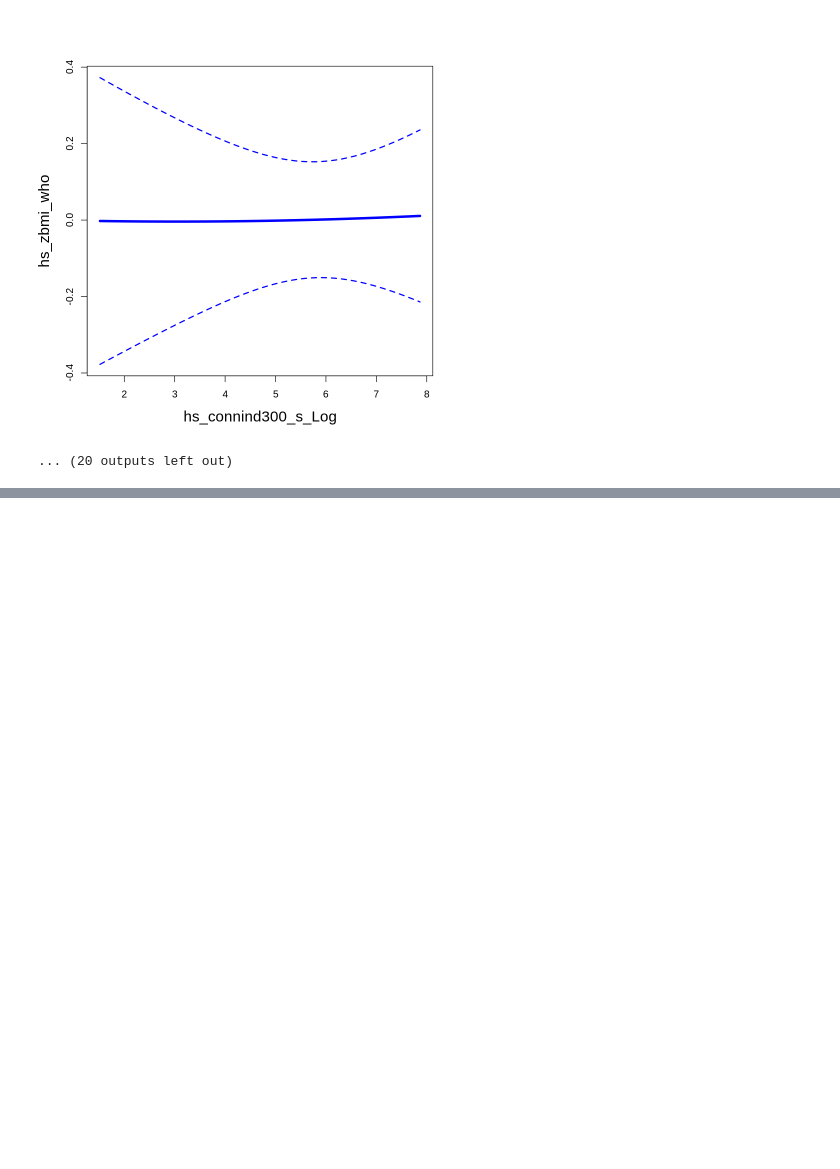
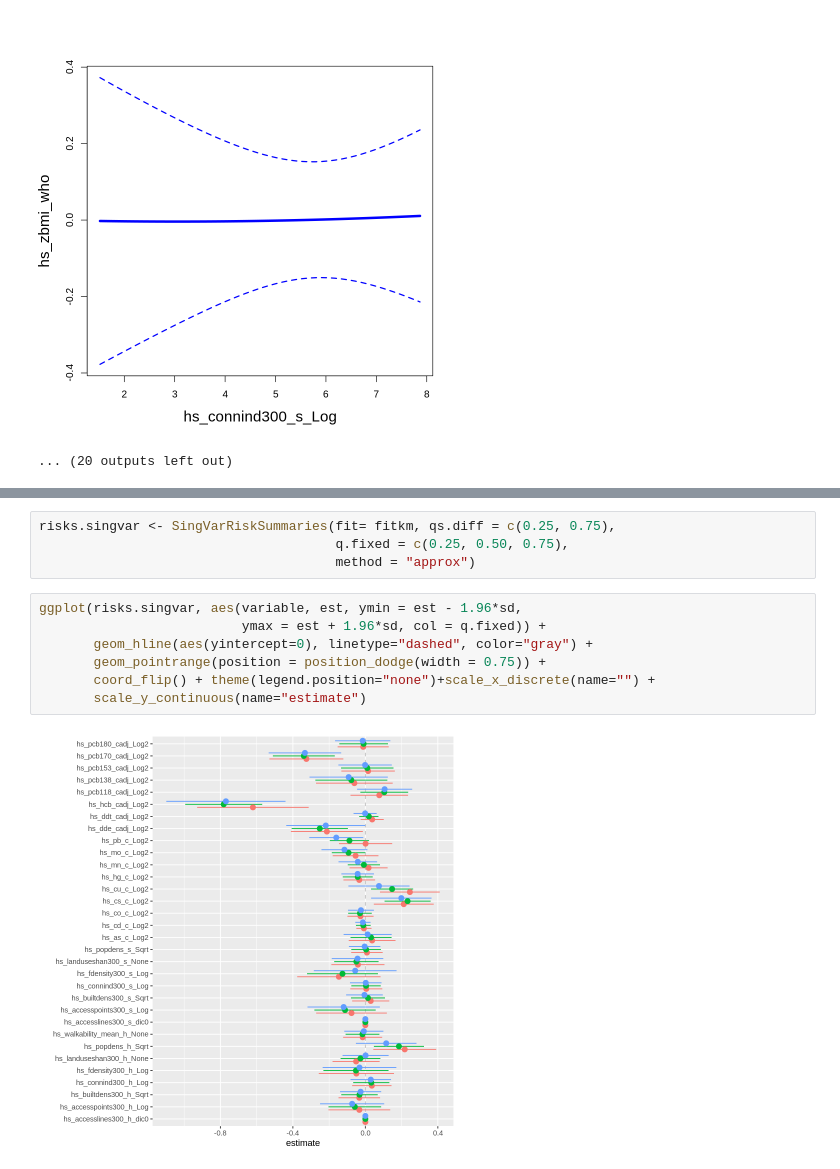
Before and after one commit to alldominguez/ISGlobal.sesion4.Exposoma, a Jupyter notebook: curso_exposoma_modulo_4.ipynb, the cells around one changed output, grey strips where cells are left out. Drawn from its saved outputs; the diff is of its cells as text; blank space fills up the shorter version.

```diff
--- a/curso_exposoma_modulo_4.ipynb
+++ b/curso_exposoma_modulo_4.ipynb
@@ -1025,0 +1069,13 @@ for (i in 1:length(expo.list)) {
+# %%
+risks.singvar <- SingVarRiskSummaries(fit= fitkm, qs.diff = c(0.25, 0.75),
+                                      q.fixed = c(0.25, 0.50, 0.75),
+                                      method = "approx")
+# %%
+ggplot(risks.singvar, aes(variable, est, ymin = est - 1.96*sd,
+                          ymax = est + 1.96*sd, col = q.fixed)) +
+       geom_hline(aes(yintercept=0), linetype="dashed", color="gray") +
+       geom_pointrange(position = position_dodge(width = 0.75)) +
+       coord_flip() + theme(legend.position="none")+scale_x_discrete(name="") +
+       scale_y_continuous(name="estimate")
+# %% [output]
+[figure, added]
```
Also changed, not shown: parts of 11 cells of this notebook.
